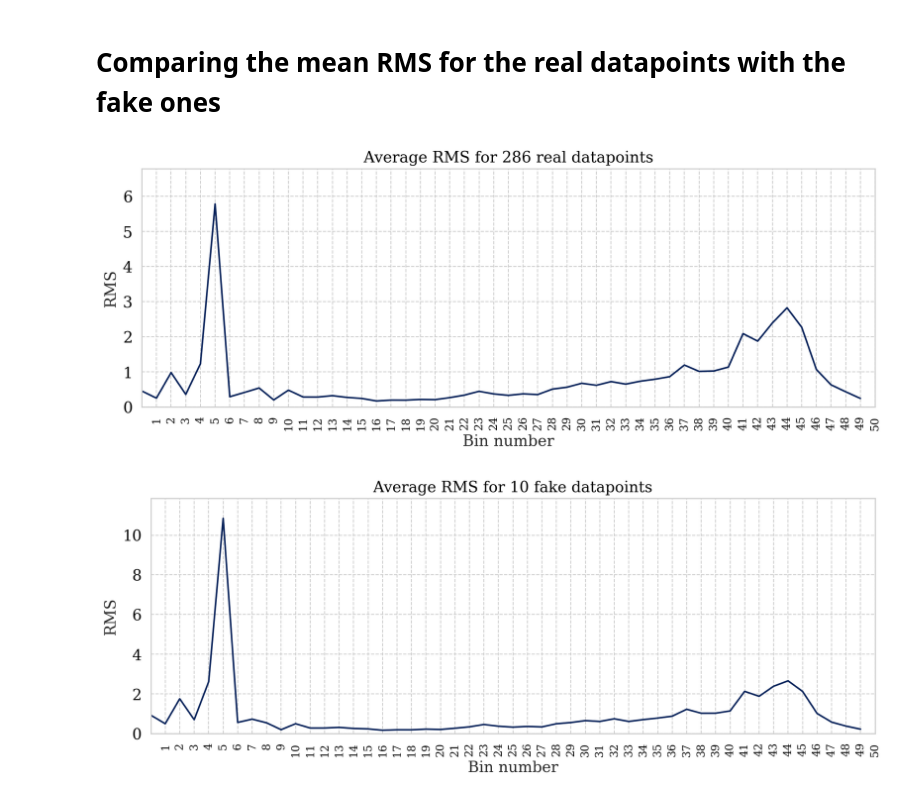
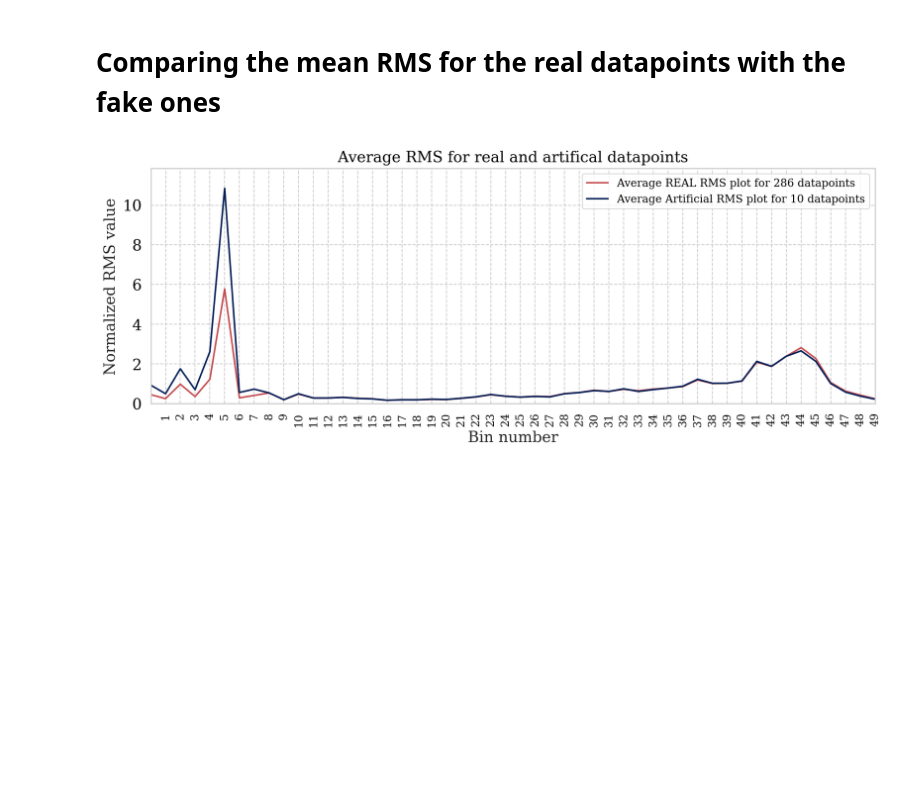
Before and after one commit to StianIsmar/master-thesis, a Jupyter notebook: src/utils/outlier_creation_wt02.ipynb, the cells around one changed output. Cells and saved outputs as stored; diff of their text form; code cells hidden in the pictures; blank space fills up the shorter version.

Commit message:
Updated plot in outlier creation

```diff
--- a/src/utils/outlier_creation_wt02.ipynb
+++ b/src/utils/outlier_creation_wt02.ipynb
@@ -272,46 +272,51 @@ df
 # %%
 import matplotlib.ticker as ticker
 
-def plot_mean_rms_for_all_bins(df,real_or_fake):
+def plot_mean_rms_for_all_bins(df,real_or_fake,fig=None,ax=None):
     plot_columns = df.columns.values.tolist()
     plot_filtered_columns = [x for x in plot_columns if '_RMS_' in x]
 
     FROM = plot_filtered_columns[0]
     TO = plot_filtered_columns[-1]
 
     #print(plot_filtered_columns[0])
     df1 = df.loc[ :, FROM : TO ]
     plot_mean = np.mean(df1)
 
+    if (fig == None) or (ax == None):
+        fig, ax = plt.subplots()
+        plt.plot(plot_mean.values.tolist(),color='r')
 
-    fig, ax = plt.subplots()
+    else:
+        plt.plot(plot_mean.values.tolist())
 
-    plt.plot(plot_mean.values.tolist())
+
     a = np.arange(1,51,1)
     plt.margins(0)
     plt.ylim(0,np.max(plot_mean) + 1)
 
     for tick in ax.xaxis.get_major_ticks():
         tick.label.set_fontsize(10)
         # specify integer or one of preset strings, e.g.
         #tick.label.set_fontsize('x-small')
         tick.label.set_rotation('vertical')
 
     start, end = ax.get_xlim()
-    plt.title(f"Average RMS for {df.shape[0]} {real_or_fake} datapoints")
-    ax.set_ylabel("RMS")
+    plt.title(f"Average RMS for real and artifical datapoints")
+    ax.set_ylabel("Normalized RMS value")
     ax.set_xlabel("Bin number")
-    ax.xaxis.set_ticks(np.arange(1, 51, 1))
+    ax.xaxis.set_ticks(np.arange(1, 50, 1))
+    return fig,ax
 
 
 
-    plt.show()
     #plt.plot(plot_mean.values)
     #plt.xticks(np.arange(1,50,1))
 
     #plt.plot(df.plot_filtered_columns)
-plot_mean_rms_for_all_bins(df,'REAL')
-plot_mean_rms_for_all_bins(copy_new_df,'FAKE')
+fig1, ax1 = plot_mean_rms_for_all_bins(df,'REAL')
+fig2, ax2 = plot_mean_rms_for_all_bins(copy_new_df,'FAKE',fig1,ax1)
+plt.legend(['Average REAL RMS plot for 286 datapoints','Average Artificial RMS plot for 10 datapoints'],fontsize='10')
+plt.show()
 # %% [output]
-[figure, old version]
+[figure, new version]
-[figure, removed]
```
Also changed, not shown: 1 other file.
